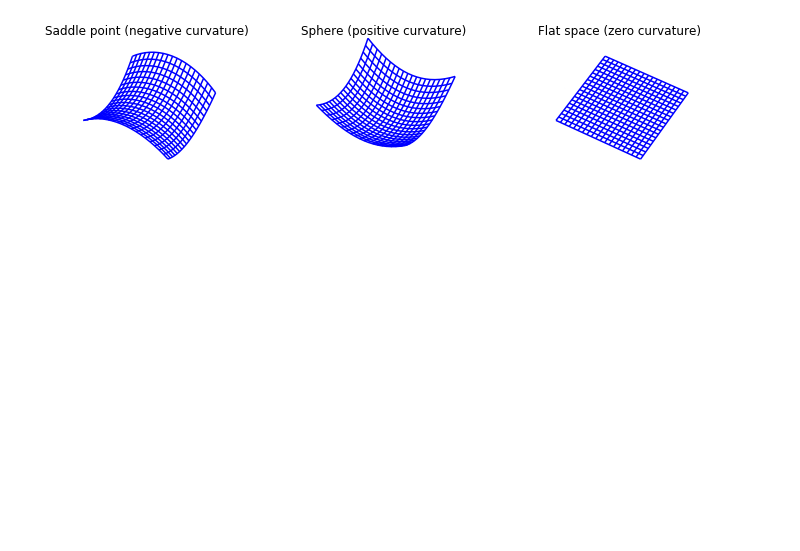
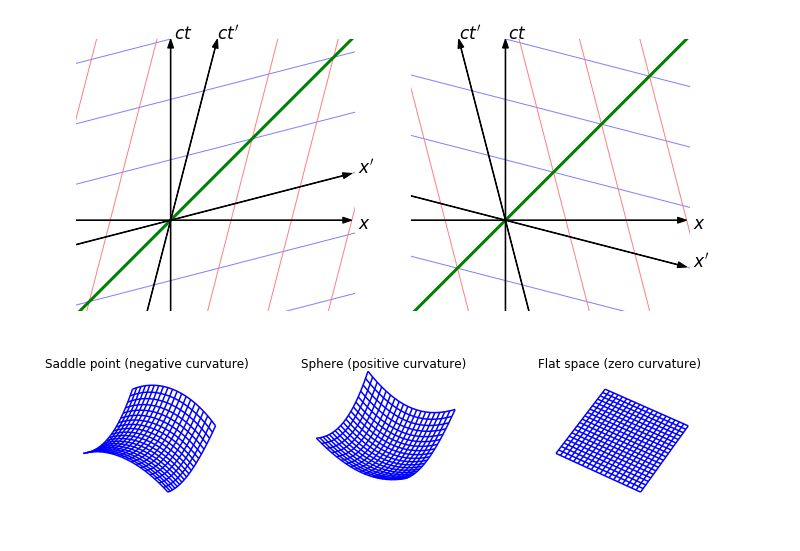
Before and after one commit to msakuta/notebooks, a Jupyter notebook: RelativityFigures.ipynb, the cells around one changed output. Saved outputs shown, nothing was run; the diff lists cells and outputs as text; code cells hidden in the pictures; blank space fills up the shorter version.

```diff
--- a/RelativityFigures.ipynb
+++ b/RelativityFigures.ipynb
@@ -8,3 +129,46 @@ from mpl_toolkits.mplot3d import Axes3D
+# %%
+fig = plt.figure(figsize=(11,5))
+def plot_minkow():
+    def offset(v):
+        return v/abs(v)*((v**-2)-1)**-.5
+    def plot_grid(ax, v):
+        factor = offset(v)
+        y = np.linspace(-4, 4, 9).reshape((-1,1))
+        x = np.linspace(-4, 4, 9).reshape((-1,1))
+        Y = y.T + factor * np.array([x[0], x[-1]])
+        X = np.array([x[0], x[-1]])
+        ax.plot(X,Y,color=[0.5,0.5,1],linewidth=1)
+
+        Y = (np.hstack([y[0], y[-1]])).T
+        X = (np.hstack([y[0], y[-1]]) * factor + x).T
+        ax.plot(X,Y,color=[1,0.5,0.5],linewidth=1)
+        ax.arrow(0,-2.,0,5,color='k',linewidth=None,width=0.01,length_includes_head=True,head_width=0.1, zorder=5)
+        ax.text(0.05, 3, r'$ct$', fontsize=17)
+        ax.arrow(-2.,0,5,0,color='k',linewidth=None,width=0.01,length_includes_head=True,head_width=0.1, zorder=5)
+        ax.text(3.1, -0.15, r'$x$', fontsize=17)
+        ax.arrow(-2 * factor,-2.,5 * factor,5,color='k',linewidth=None,width=0.01,length_includes_head=True,head_width=0.1, zorder=5)
+        ax.text(3 * factor, 3, r'$ct^\prime$', fontsize=17)
+        ax.arrow(-2.,-2 * factor,5,5 * factor,color='k',linewidth=None,width=0.01,length_includes_head=True,head_width=0.1, zorder=5)
+        ax.text(3.1, 3 * factor, r'$x^\prime$', fontsize=17)
+        ax.plot([-2,3],[-2,3],color='g',linewidth=3)
+
+    ax = fig.add_subplot(1, 2, 1)
+    plot_grid(ax, .25)
+    ax.axis('equal')
+    ax.set_xlim([-1.5,3])
+    ax.set_ylim([-1.5,3])
+    ax.set_axis_off()
+
+    ax = fig.add_subplot(1, 2, 2)
+    plot_grid(ax, -.25)
+    ax.axis('equal')
+    ax.set_xlim([-1.5,3])
+    ax.set_ylim([-1.5,3])
+    ax.set_axis_off()
+plot_minkow()
+plt.savefig('minkow.pdf', bbox_inches='tight')
+# %% [output]
+[figure, added]
 # %%
 fig = plt.figure(figsize=(12,3))
 def plot_func(i, fun, name, caption):
```
Also changed, not shown: parts of 5 cells of this notebook.
